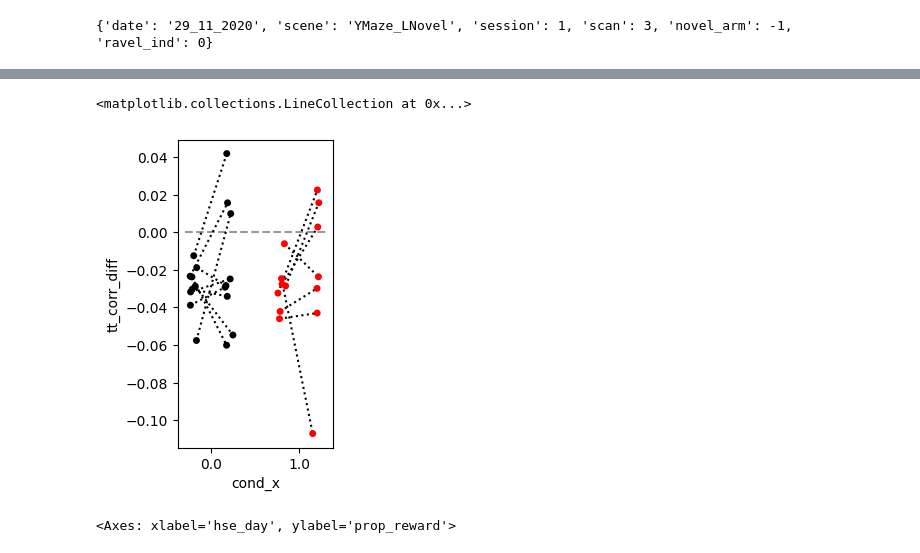
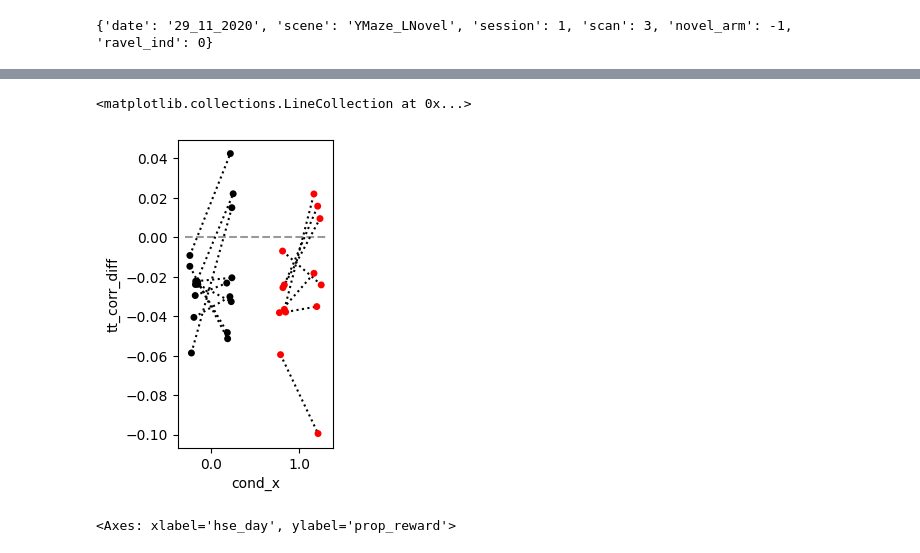
Before and after one commit to GiocomoLab/STX3KO_analyses, a Jupyter notebook: notebooks/figure6/replay_corr.ipynb, the cells around one changed output, grey strips where cells are left out. Drawn from its saved outputs; the diff is of its cells as text; code cells hidden in the pictures.

```diff
--- a/notebooks/figure6/replay_corr.ipynb
+++ b/notebooks/figure6/replay_corr.ipynb
@@ -450,6 +466,7 @@ sns.histplot(data=df.loc[nonzero_mask],
 # %%
 tmp_df = df.copy()
-mask = (tmp_df['cell_argmax_rz_centered']<-5)+(tmp_df['cell_argmax_rz_centered']>3)
+mask = (tmp_df['cell_argmax_rz_centered']<=-5)+(tmp_df['cell_argmax_rz_centered']>3)
+# mask = (tmp_df['cell_argmax_rz_centered']>=-5)+(tmp_df['cell_argmax_rz_centered']<3)
 
 tmp_df_pos = tmp_df.loc[mask*nonzero_mask].groupby(['condition', 'mouse', 'ttype','hse_day', 'tt_day']).mean().reset_index()
 tmp_df_neg = tmp_df.loc[mask*(~nonzero_mask)].groupby(['condition', 'mouse', 'ttype', 'hse_day', 'tt_day']).mean().reset_index()
@@ -459,34 +476,34 @@ tmp_df_pos = tmp_df_pos.groupby(['condition', 'mouse', 'ttype']).mean().reset_in
 tmp_df_pos['cond_x'] = 1.*(tmp_df_pos['condition']=='cre')
 
 
 
 fig, ax = plt.subplots(figsize=[2,4])
 sns.stripplot(data=tmp_df_pos.loc[tmp_df_pos['condition']=='ctrl'],
               x='cond_x',
               y='tt_corr_diff',
               hue='ttype',
               dodge=True,
               hue_order=['fam', 'nov'],
               palette=['black', 'black'],
               legend=False,
               ax=ax)
 
 sns.stripplot(data=tmp_df_pos.loc[tmp_df_pos['condition']=='cre'],
               x='cond_x',
               y='tt_corr_diff',
               hue='ttype',
               dodge=True,
               hue_order=['fam', 'nov'],
               palette=['red', 'red'],
               legend=False,
               ax=ax)
 for d in [0,2]:
     for (x0, y0), (x1, y1) in zip(ax.collections[d].get_offsets(), ax.collections[d+1].get_offsets()):
         ax.plot([x0, x1], [y0, y1], color='black', ls=':', zorder=0)
 ax.hlines(0,-.3, 1.3, linestyle='--', color='black', alpha=.4)
 # %% [output]
 <matplotlib.collections.LineCollection at 0x...>
-[figure, old version]
+[figure, new version]
 # %%
 # for each mouse
 rows = []
```
Also changed, not shown: parts of 5 cells of this notebook, 2 other files.
